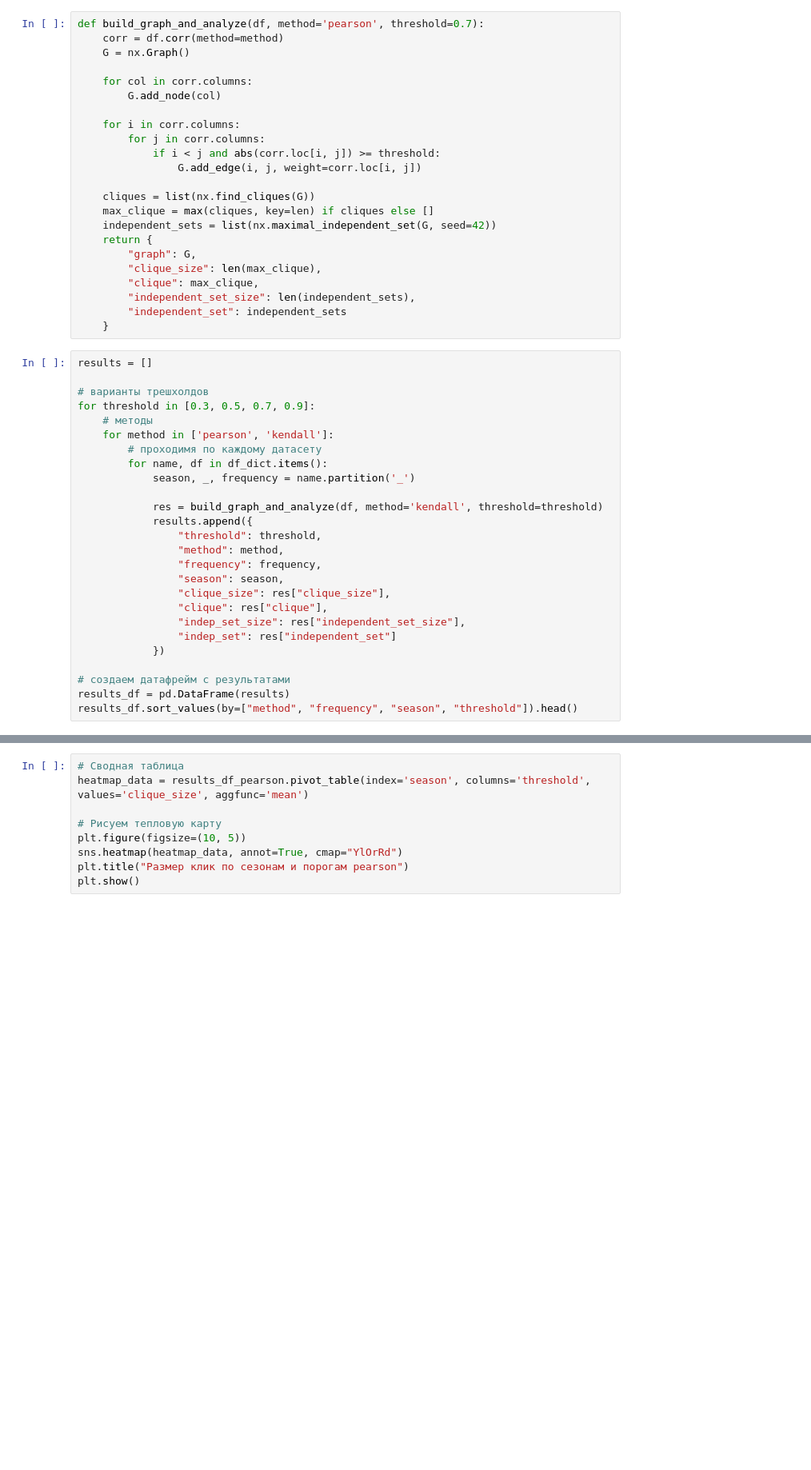
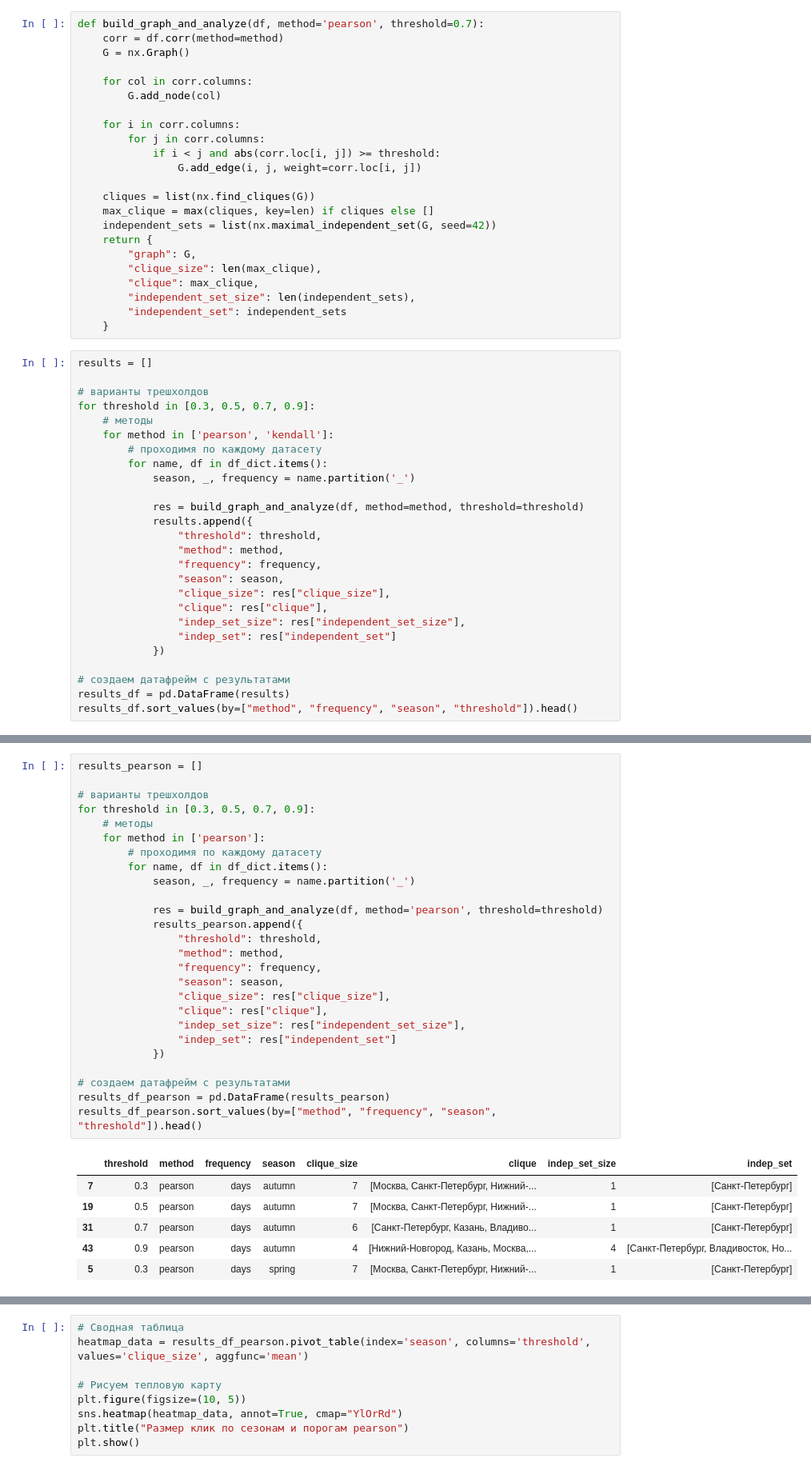
Before and after one commit to karinaAlex/graph_climate, a Jupyter notebook: graph_climate.ipynb, the cells around one changed output, grey strips where cells are left out. Shown at 80% size. Cells and saved outputs as stored; diff of their text form; blank space fills up the shorter version.

```diff
--- a/graph_climate.ipynb
+++ b/graph_climate.ipynb
@@ -579,7 +600,7 @@ for threshold in [0.3, 0.5, 0.7, 0.9]:
         for name, df in df_dict.items():
             season, _, frequency = name.partition('_')
 
-            res = build_graph_and_analyze(df, method='kendall', threshold=threshold)
+            res = build_graph_and_analyze(df, method=method, threshold=threshold)
             results.append({
                 "threshold": threshold,
                 "method": method,
@@ -601,3 +622,36 @@ results_df.sort_values(by=["method", "frequency", "season", "threshold"]).head()
 | 67 | 0.7 | kendall | days | autumn | 4 | [Нижний-Новгород, Казань, Москва,... | 4 | [Санкт-Петербург, Владивосток, Но... |
 | 91 | 0.9 | kendall | days | autumn | 1 | [Москва] | 7 | [Санкт-Петербург, Москва, Нижний-... |
 | 17 | 0.3 | kendall | days | spring | 7 | [Москва, Санкт-Петербург, Нижний-... | 1 | [Санкт-Петербург] |
+# %%
+results_pearson = []
+
+# варианты трешхолдов
+for threshold in [0.3, 0.5, 0.7, 0.9]:
+    # методы
+    for method in ['pearson']:
+        # проходимя по каждому датасету
+        for name, df in df_dict.items():
+            season, _, frequency = name.partition('_')
+
+            res = build_graph_and_analyze(df, method='pearson', threshold=threshold)
+            results_pearson.append({
+                "threshold": threshold,
+                "method": method,
+                "frequency": frequency,
+                "season": season,
+                "clique_size": res["clique_size"],
+                "clique": res["clique"],
+                "indep_set_size": res["independent_set_size"],
+                "indep_set": res["independent_set"]
+            })
+
+# создаем датафрейм с результатами
+results_df_pearson = pd.DataFrame(results_pearson)
+results_df_pearson.sort_values(by=["method", "frequency", "season", "threshold"]).head()
+# %% [output]
+|  | threshold | method | frequency | season | clique_size | clique | indep_set_size | indep_set |
+| 7 | 0.3 | pearson | days | autumn | 7 | [Москва, Санкт-Петербург, Нижний-... | 1 | [Санкт-Петербург] |
+| 19 | 0.5 | pearson | days | autumn | 7 | [Москва, Санкт-Петербург, Нижний-... | 1 | [Санкт-Петербург] |
+| 31 | 0.7 | pearson | days | autumn | 6 | [Санкт-Петербург, Казань, Владиво... | 1 | [Санкт-Петербург] |
+| 43 | 0.9 | pearson | days | autumn | 4 | [Нижний-Новгород, Казань, Москва,... | 4 | [Санкт-Петербург, Владивосток, Но... |
+| 5 | 0.3 | pearson | days | spring | 7 | [Москва, Санкт-Петербург, Нижний-... | 1 | [Санкт-Петербург] |
```
Also changed, not shown: parts of 7 cells of this notebook.
